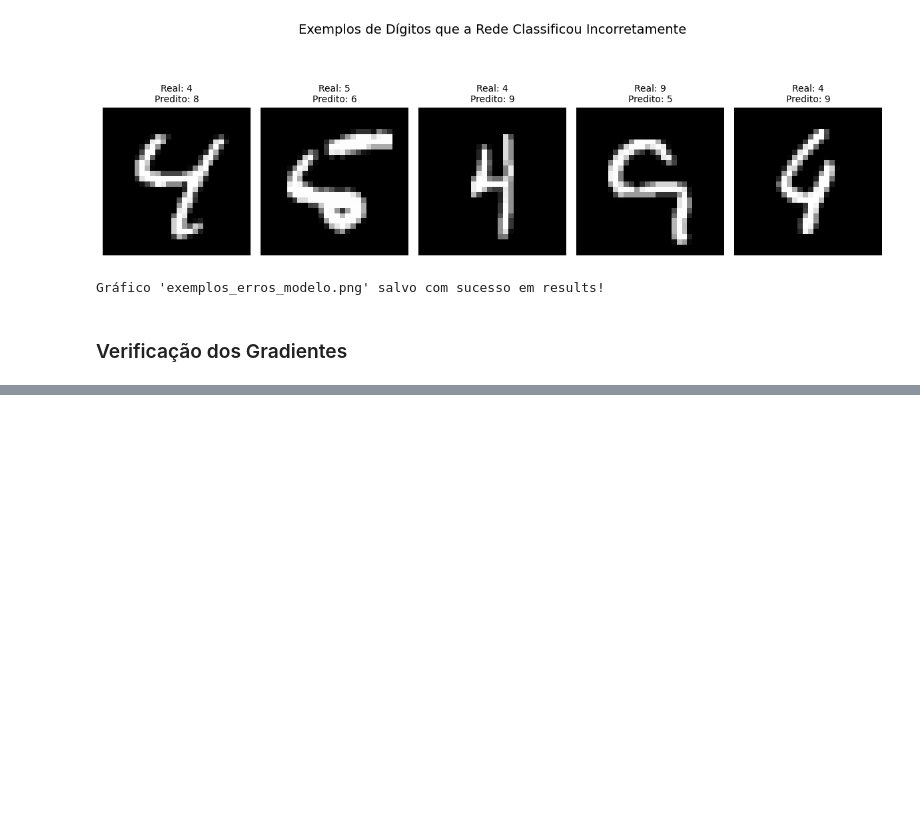
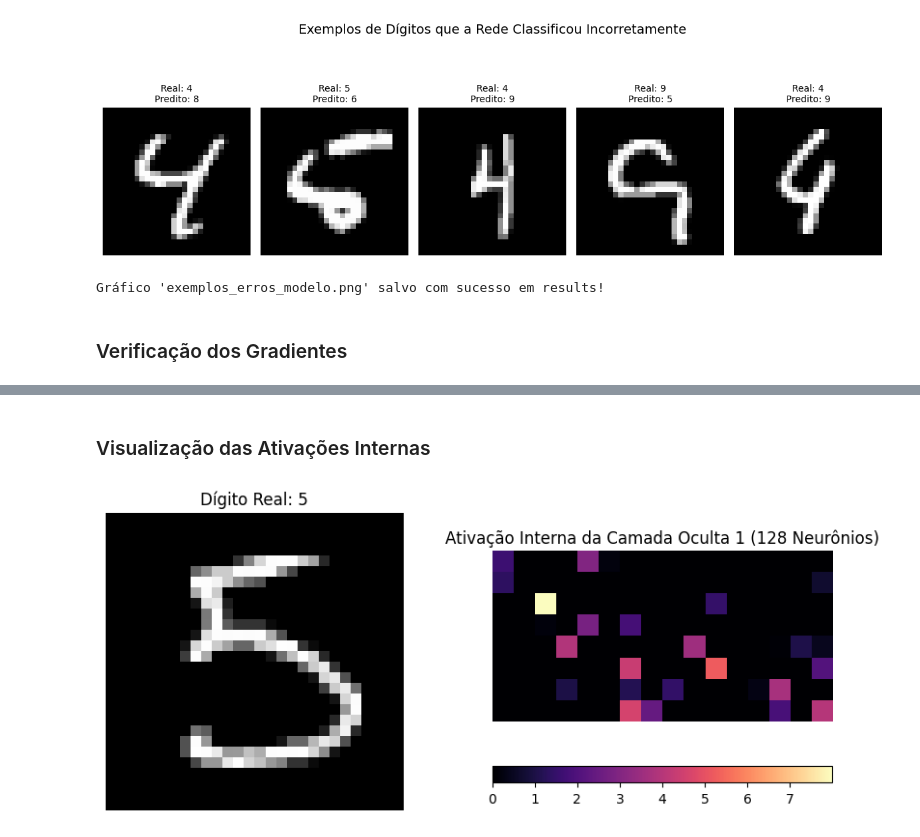
Before and after one commit to m-pretti/Ponderada-MLP, a Jupyter notebook: notebooks/experimentos.ipynb, the cells around one changed output, grey strips where cells are left out. Cells and saved outputs as stored; diff of their text form; code cells hidden in the pictures; blank space fills up the shorter version.

Commit message:
feat: adiciona visualização da ativação dos neurônios

```diff
--- a/notebooks/experimentos.ipynb
+++ b/notebooks/experimentos.ipynb
@@ -298,0 +299,29 @@ ERRO: Verifique a formulação.
+# %% [markdown]
+### Visualização das Ativações Internas
+# %%
+# Escolhe uma imagem de teste (ex: índice 15)
+idx_amostra = 15
+imagem_vetor = x_test[idx_amostra].reshape(1, -1)
+
+# Passa pela primeira camada e pela primeira ativação ReLU manualmente
+ativacao_interna = final_model.activations[0].forward(final_model.layers[0].forward(imagem_vetor))
+
+# Como a camada interna tem 128 neurônios, vamos remodelar em uma matriz 8x16 para visualizar
+matriz_ativacao = ativacao_interna.reshape(8, 16)
+
+plt.figure(figsize=(10, 4))
+plt.subplot(1, 2, 1)
+plt.imshow(x_test[idx_amostra].reshape(28, 28), cmap='gray')
+plt.title(f"Dígito Real: {y_test[idx_amostra]}")
+plt.axis('off')
+
+plt.subplot(1, 2, 2)
+plt.imshow(matriz_ativacao, cmap='magma')
+plt.title("Ativação Interna da Camada Oculta 1 (128 Neurônios)")
+plt.colorbar(orientation='horizontal')
+plt.axis('off')
+
+plt.savefig('../results/ativacoes_internas.png', bbox_inches='tight')
+plt.show()
+# %% [output]
+[figure, added]
```
Also changed, not shown: parts of 1 cell of this notebook, 1 other file.
